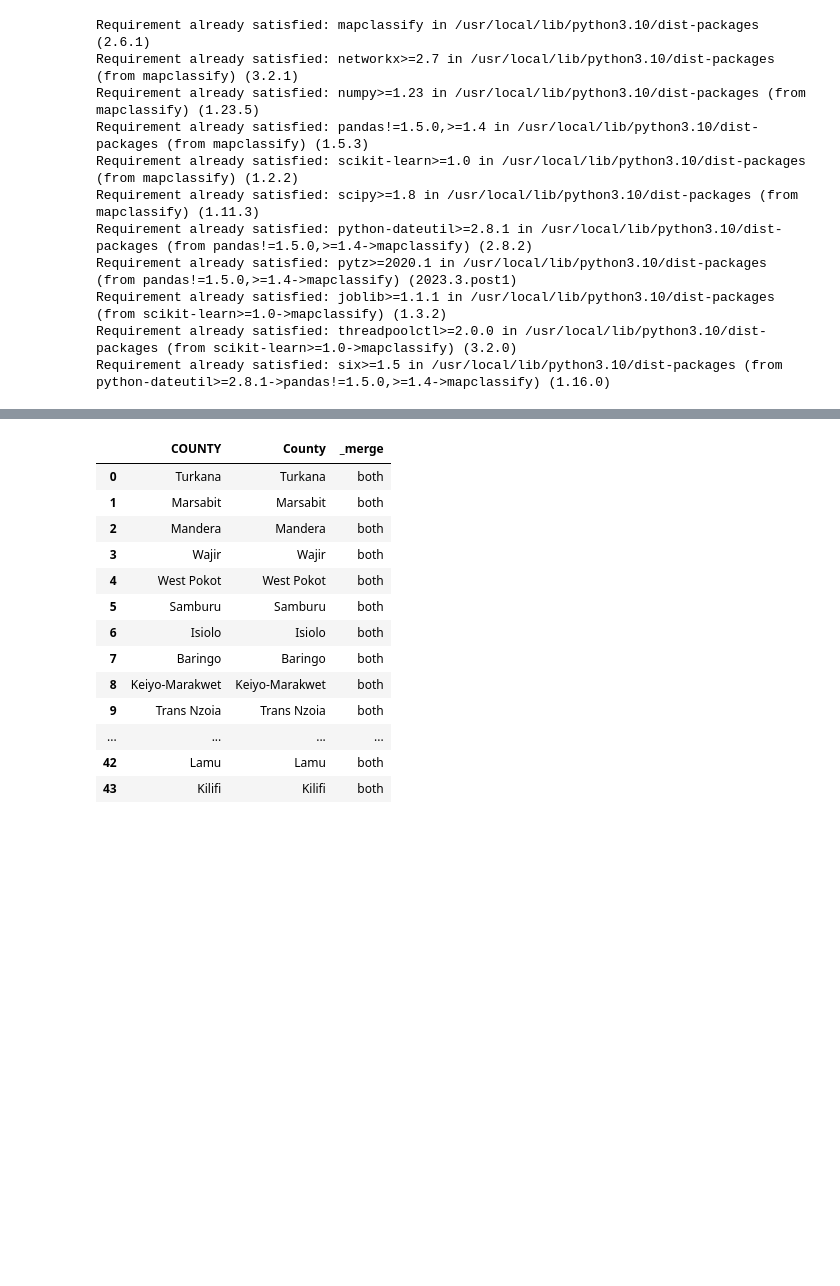
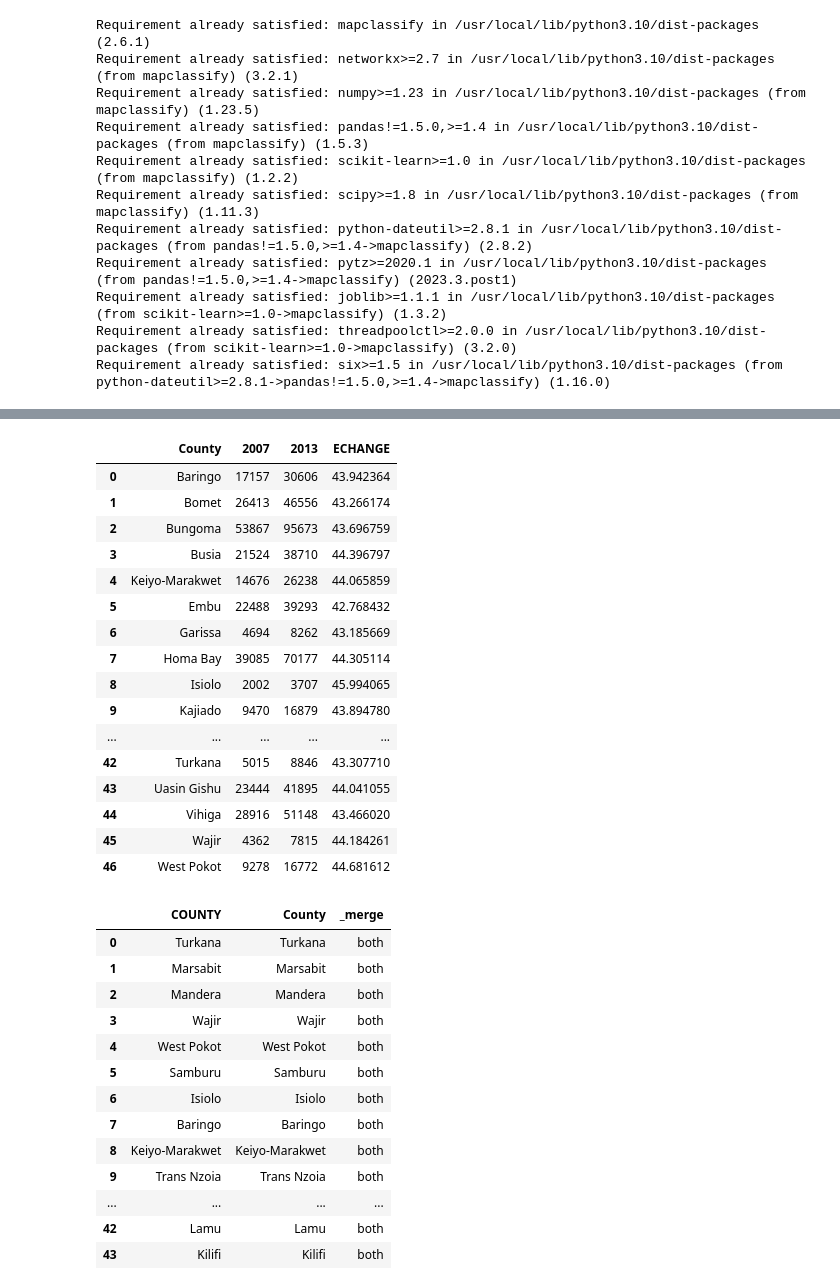
Before and after one commit to Brian13Noble/Geographical-Information-Systems-Projects, a Jupyter notebook: ps2.ipynb, the cells around one changed output, grey strips where cells are left out. Saved outputs shown, nothing was run; the diff lists cells and outputs as text; code cells hidden in the pictures; blank space fills up the shorter version.

```diff
--- a/ps2.ipynb
+++ b/ps2.ipynb
@@ -112,7 +123,25 @@ sec_enrollment= sec_enrollment.iloc[0:,:]
 # %%
 #Calculate the enrollment change percentage between 2007 and 2013
 sec_enrollment['ECHANGE'] = (sec_enrollment['2013'] - sec_enrollment['2007'])  / sec_enrollment['2013'] * 100
-#print(sec_enrollment)
+sec_enrollment
+# %% [output]
+|  | County | 2007 | 2013 | ECHANGE |
+| 0 | Baringo | 17157 | 30606 | 43.942364 |
+| 1 | Bomet | 26413 | 46556 | 43.266174 |
+| 2 | Bungoma | 53867 | 95673 | 43.696759 |
+| 3 | Busia | 21524 | 38710 | 44.396797 |
+| 4 | Keiyo-Marakwet | 14676 | 26238 | 44.065859 |
+| 5 | Embu | 22488 | 39293 | 42.768432 |
+| 6 | Garissa | 4694 | 8262 | 43.185669 |
+| 7 | Homa Bay | 39085 | 70177 | 44.305114 |
+| 8 | Isiolo | 2002 | 3707 | 45.994065 |
+| 9 | Kajiado | 9470 | 16879 | 43.894780 |
+| ... | ... | ... | ... | ... |
+| 42 | Turkana | 5015 | 8846 | 43.307710 |
+| 43 | Uasin Gishu | 23444 | 41895 | 44.041055 |
+| 44 | Vihiga | 28916 | 51148 | 43.466020 |
+| 45 | Wajir | 4362 | 7815 | 44.184261 |
+| 46 | West Pokot | 9278 | 16772 | 44.681612 |
 # %%
 #sec_enrollment
 # %%
```
Also changed, not shown: parts of 30 cells of this notebook.
